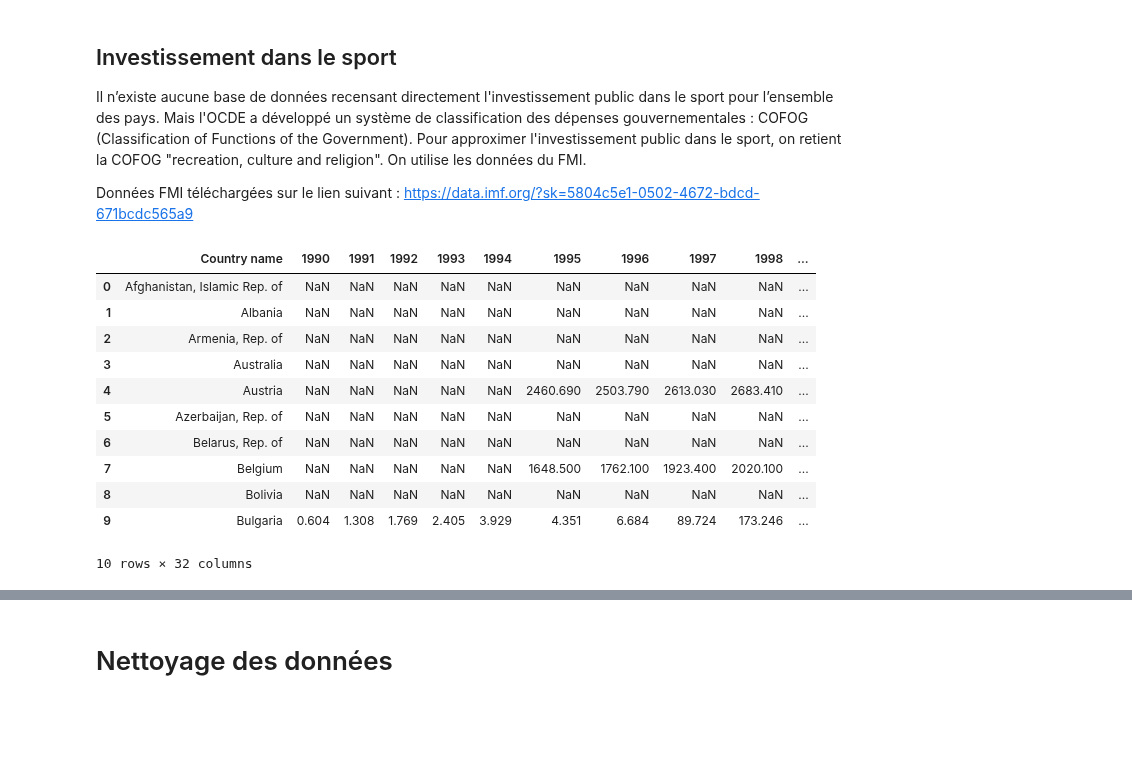
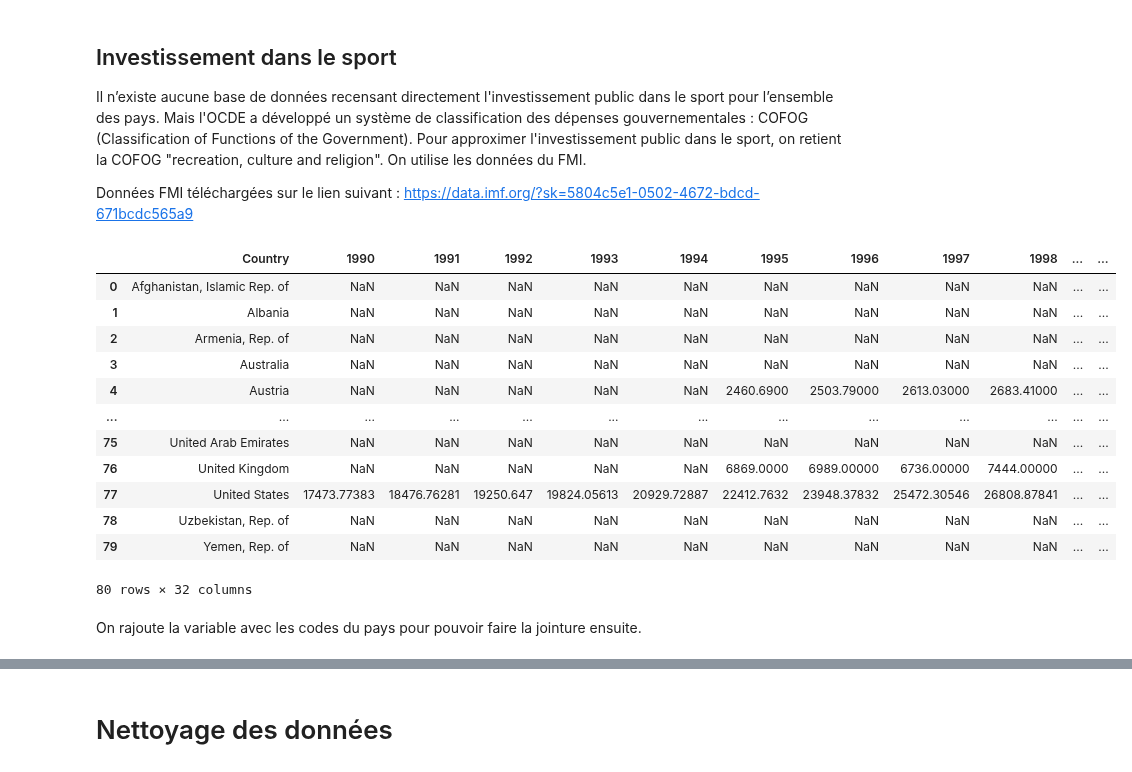
Before and after one commit to clemencebriodeau/Projet-python, a Jupyter notebook: Recuperation_donnees.ipynb, the cells around one changed output, grey strips where cells are left out. Drawn from its saved outputs; the diff is of its cells as text; code cells hidden in the pictures; blank space fills up the shorter version.

Commit message:
Ajout données investissement sport (#8)
* Base de données

* Base de données

* Ajout des données d'investissement dans le sport à la base

```diff
--- a/Recuperation_donnees.ipynb
+++ b/Recuperation_donnees.ipynb
@@ -111,22 +111,25 @@ Il n’existe aucune base de données recensant directement l'investissement pub
 
 Données FMI téléchargées sur le lien suivant : https://data.imf.org/?sk=5804c5e1-0502-4672-bdcd-671bcdc565a9
 # %%
-df_invest_sport_FMI = pd.read_excel("Donnees_COFOG_recreation_culture_religion_FMI_domesticcurrency.xlsx", header=2)
+df_invest_sport = pd.read_excel("Donnees_COFOG_recreation_culture_religion_FMI_domesticcurrency.xlsx", header=2, skipfooter=2)
 # %%
-df_invest_sport_FMI.rename({"Unnamed: 0": "Country name"}, axis=1, inplace=True)
+df_invest_sport.rename({"Unnamed: 0": "Country"}, axis=1, inplace=True)
 #on renomme la colonne des pays
 
-df_invest_sport_FMI.head(10)
+df_invest_sport
 # %% [output]
-|  | Country name | 1990 | 1991 | 1992 | 1993 | 1994 | 1995 | 1996 | 1997 | 1998 | ... |
-| 0 | Afghanistan, Islamic Rep. of | NaN | NaN | NaN | NaN | NaN | NaN | NaN | NaN | NaN | ... |
-| 1 | Albania | NaN | NaN | NaN | NaN | NaN | NaN | NaN | NaN | NaN | ... |
-| 2 | Armenia, Rep. of | NaN | NaN | NaN | NaN | NaN | NaN | NaN | NaN | NaN | ... |
-| 3 | Australia | NaN | NaN | NaN | NaN | NaN | NaN | NaN | NaN | NaN | ... |
-| 4 | Austria | NaN | NaN | NaN | NaN | NaN | 2460.690 | 2503.790 | 2613.030 | 2683.410 | ... |
-| 5 | Azerbaijan, Rep. of | NaN | NaN | NaN | NaN | NaN | NaN | NaN | NaN | NaN | ... |
-| 6 | Belarus, Rep. of | NaN | NaN | NaN | NaN | NaN | NaN | NaN | NaN | NaN | ... |
-| 7 | Belgium | NaN | NaN | NaN | NaN | NaN | 1648.500 | 1762.100 | 1923.400 | 2020.100 | ... |
-| 8 | Bolivia | NaN | NaN | NaN | NaN | NaN | NaN | NaN | NaN | NaN | ... |
-| 9 | Bulgaria | 0.604 | 1.308 | 1.769 | 2.405 | 3.929 | 4.351 | 6.684 | 89.724 | 173.246 | ... |
+|  | Country | 1990 | 1991 | 1992 | 1993 | 1994 | 1995 | 1996 | 1997 | 1998 | ... | ... |
+| 0 | Afghanistan, Islamic Rep. of | NaN | NaN | NaN | NaN | NaN | NaN | NaN | NaN | NaN | ... | ... |
+| 1 | Albania | NaN | NaN | NaN | NaN | NaN | NaN | NaN | NaN | NaN | ... | ... |
+| 2 | Armenia, Rep. of | NaN | NaN | NaN | NaN | NaN | NaN | NaN | NaN | NaN | ... | ... |
+| 3 | Australia | NaN | NaN | NaN | NaN | NaN | NaN | NaN | NaN | NaN | ... | ... |
+| 4 | Austria | NaN | NaN | NaN | NaN | NaN | 2460.6900 | 2503.79000 | 2613.03000 | 2683.41000 | ... | ... |
+| ... | ... | ... | ... | ... | ... | ... | ... | ... | ... | ... | ... | ... |
+| 75 | United Arab Emirates | NaN | NaN | NaN | NaN | NaN | NaN | NaN | NaN | NaN | ... | ... |
+| 76 | United Kingdom | NaN | NaN | NaN | NaN | NaN | 6869.0000 | 6989.00000 | 6736.00000 | 7444.00000 | ... | ... |
+| 77 | United States | 17473.77383 | 18476.76281 | 19250.647 | 19824.05613 | 20929.72887 | 22412.7632 | 23948.37832 | 25472.30546 | 26808.87841 | ... | ... |
+| 78 | Uzbekistan, Rep. of | NaN | NaN | NaN | NaN | NaN | NaN | NaN | NaN | NaN | ... | ... |
+| 79 | Yemen, Rep. of | NaN | NaN | NaN | NaN | NaN | NaN | NaN | NaN | NaN | ... | ... |
-10 rows × 32 columns
+80 rows × 32 columns
+# %% [markdown]
+On rajoute la variable avec les codes du pays pour pouvoir faire la jointure ensuite.
```
Also changed, not shown: parts of 10 cells of this notebook, 1 other file.
